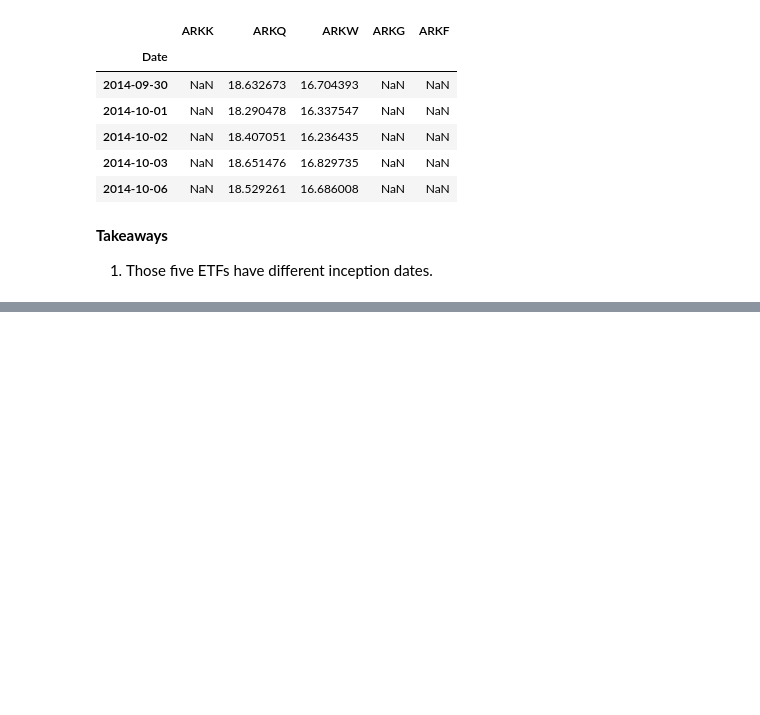
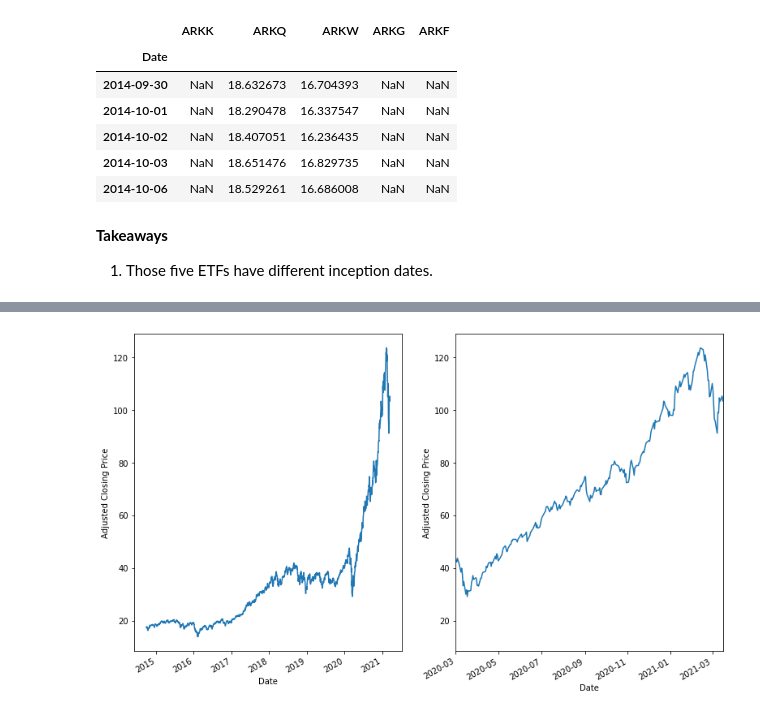
Before and after one commit to Yongliang-Shi/market-prediction, a Jupyter notebook: explore_ark.ipynb, the cells around one changed output, grey strips where cells are left out. Saved outputs shown, nothing was run; the diff lists cells and outputs as text; code cells hidden in the pictures; blank space fills up the shorter version.

```diff
--- a/explore_ark.ipynb
+++ b/explore_ark.ipynb
@@ -67,3 +80,21 @@ plt.show()
+# %%
+# Plot the mean of the adjusted closing prcies since the beginning of last March
+
+#
+plt.figure(figsize=(13,8))
+
+plt.subplot(121)
+df_arks.arks_avg.plot()
+plt.ylabel("Adjusted Closing Price")
+# Extra plt.show() here will show the two plots in two rows.
+
+plt.subplot(122)
+df_arks.arks_avg.plot()
+plt.ylabel("Adjusted Closing Price")
+plt.xlim('2020-03-01', end_date)
+plt.show()
+# %% [output]
+[figure, added]
 # %%
 # Compute the daily returns of the ETFs
 
```
Also changed, not shown: parts of 3 cells of this notebook.
